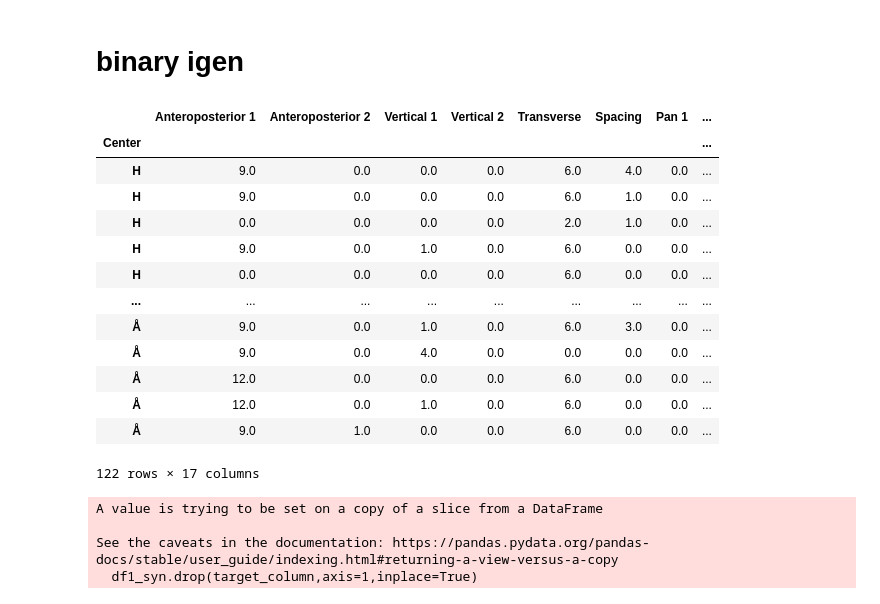
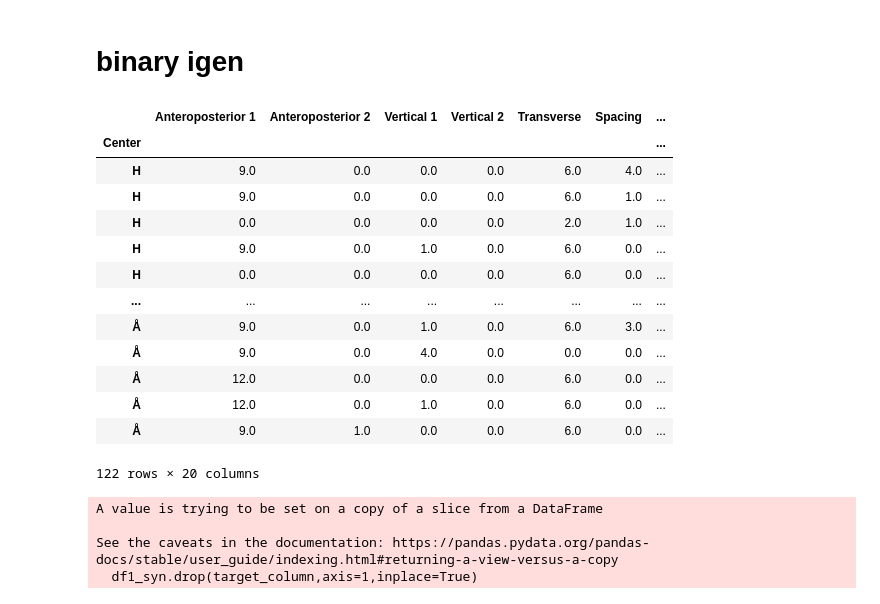
Before and after one commit to Christofferfuglkjaer/Dataproject, a Jupyter notebook: bincs.ipynb, the cells around one changed output. Drawn from its saved outputs; the diff is of its cells as text; code cells hidden in the pictures.

```diff
--- a/bincs.ipynb
+++ b/bincs.ipynb
@@ -32,15 +52,3 @@ df = df.drop(columns=['Født'])
 df = df.drop(columns=['Materialedato A'])
 df = df.drop(columns=['Materialedato B'])
 df = df.drop(columns=['Materialedato C'])
-# %%
-def pin_update(row):
-    if row["Total Row Score C"] <= 7:
-        return 1
-    else:
-        return 0
-# %%
-def pin_update1(row):
-     if 5 < row["Total Row Score C"]:
-          return 1
-     else:
-          return 0
@@ -52,40 +55,49 @@ df['Output'] = Output
 # %%
+Output = df.apply(pin_update, axis=1)
+Output1 = df.apply(pin_update1, axis=1)
+df['Output'] = Output
+df['Output1'] = Output1
+
+
 df1 = df[["Anteroposterior 1",
           'Anteroposterior 2',
           'Vertical 1',
           'Vertical 2',
           'Transverse',
           'Spacing',
-          'Pan 1',
+          'Tooth shape/size\r\n',
+          "Pan 2\r\n",
           'Total Row Score A',
           'Anteroposterior 1.1',
-          'Anteroposterior 2.1',
+          'Anteroposterior',
           'Vertical 1.1',
           'Vertical 2.1',
           'Transverse.1',
           'Spacing.1',
-          'Pan 1.1',
+          'Tooth shape/size\r\n.1',
+          'Pan 2\r\n.1',
           'Total Row Score B',
-          'Output']]
+          'Output',
+          'Output1']]
 
 
 df1 = df1.iloc[1:, :]
 df1
 # %% [output]
-|  | Anteroposterior 1 | Anteroposterior 2 | Vertical 1 | Vertical 2 | Transverse | Spacing | Pan 1 | ... |
-| Center |  |  |  |  |  |  |  | ... |
-| H | 9.0 | 0.0 | 0.0 | 0.0 | 6.0 | 4.0 | 0.0 | ... |
-| H | 9.0 | 0.0 | 0.0 | 0.0 | 6.0 | 1.0 | 0.0 | ... |
-| H | 0.0 | 0.0 | 0.0 | 0.0 | 2.0 | 1.0 | 0.0 | ... |
-| H | 9.0 | 0.0 | 1.0 | 0.0 | 6.0 | 0.0 | 0.0 | ... |
-| H | 0.0 | 0.0 | 0.0 | 0.0 | 6.0 | 0.0 | 0.0 | ... |
-| ... | ... | ... | ... | ... | ... | ... | ... | ... |
-| Å | 9.0 | 0.0 | 1.0 | 0.0 | 6.0 | 3.0 | 0.0 | ... |
-| Å | 9.0 | 0.0 | 4.0 | 0.0 | 0.0 | 0.0 | 0.0 | ... |
-| Å | 12.0 | 0.0 | 0.0 | 0.0 | 6.0 | 0.0 | 0.0 | ... |
-| Å | 12.0 | 0.0 | 1.0 | 0.0 | 6.0 | 0.0 | 0.0 | ... |
-| Å | 9.0 | 1.0 | 0.0 | 0.0 | 6.0 | 0.0 | 0.0 | ... |
+|  | Anteroposterior 1 | Anteroposterior 2 | Vertical 1 | Vertical 2 | Transverse | Spacing | ... |
+| Center |  |  |  |  |  |  | ... |
+| H | 9.0 | 0.0 | 0.0 | 0.0 | 6.0 | 4.0 | ... |
+| H | 9.0 | 0.0 | 0.0 | 0.0 | 6.0 | 1.0 | ... |
+| H | 0.0 | 0.0 | 0.0 | 0.0 | 2.0 | 1.0 | ... |
+| H | 9.0 | 0.0 | 1.0 | 0.0 | 6.0 | 0.0 | ... |
+| H | 0.0 | 0.0 | 0.0 | 0.0 | 6.0 | 0.0 | ... |
+| ... | ... | ... | ... | ... | ... | ... | ... |
+| Å | 9.0 | 0.0 | 1.0 | 0.0 | 6.0 | 3.0 | ... |
+| Å | 9.0 | 0.0 | 4.0 | 0.0 | 0.0 | 0.0 | ... |
+| Å | 12.0 | 0.0 | 0.0 | 0.0 | 6.0 | 0.0 | ... |
+| Å | 12.0 | 0.0 | 1.0 | 0.0 | 6.0 | 0.0 | ... |
+| Å | 9.0 | 1.0 | 0.0 | 0.0 | 6.0 | 0.0 | ... |
-122 rows × 17 columns
+122 rows × 20 columns
 # %%
 #sletter output1 skal bare sættes ind igen
 
```
Also changed, not shown: parts of 14 cells of this notebook, 2 other files.
